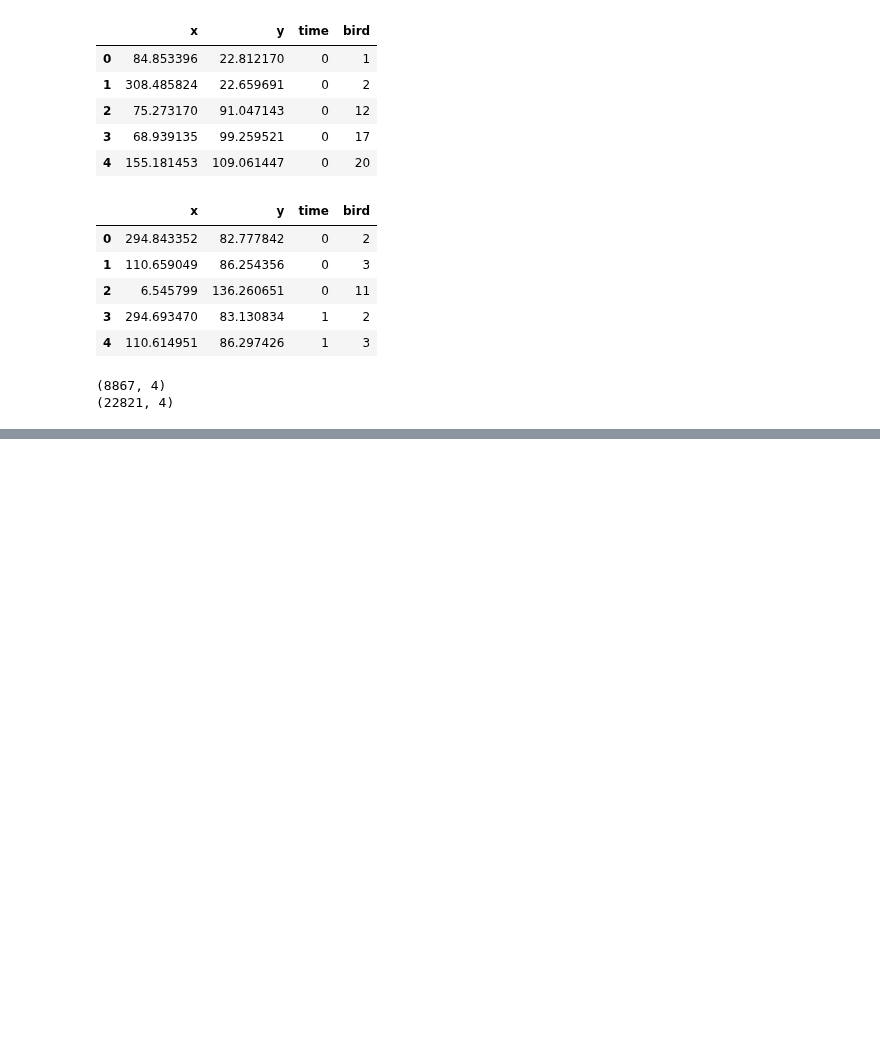
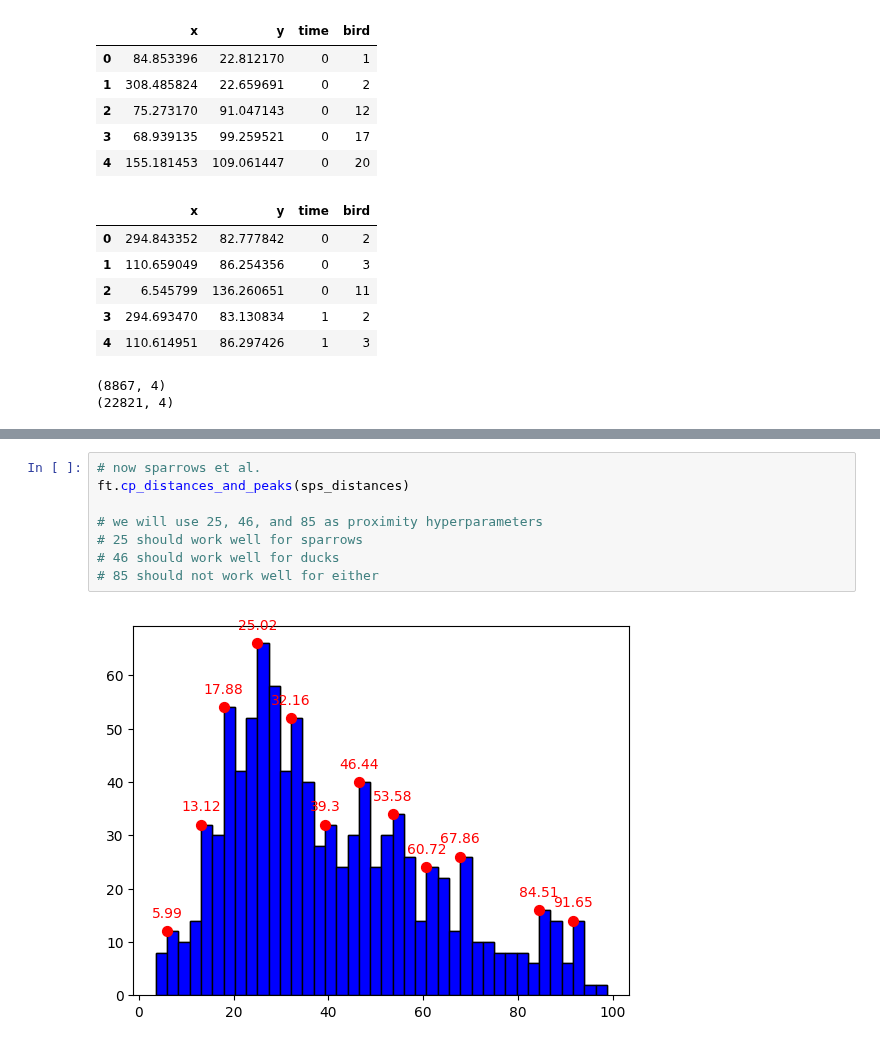
Before and after one commit to BasisResearch/collab-creatures, a Jupyter notebook: docs/central_park_birds.ipynb, the cells around one changed output, grey strips where cells are left out. Saved outputs shown, nothing was run; the diff lists cells and outputs as text; blank space fills up the shorter version.

```diff
--- a/docs/central_park_birds.ipynb
+++ b/docs/central_park_birds.ipynb
@@ -290,0 +108,10 @@ ducks_obj.birdsDF[ducks_obj.birdsDF['bird'] == 1]
+# %%
+# now sparrows et al.
+ft.cp_distances_and_peaks(sps_distances)
+
+# we will use 25, 46, and 85 as proximity hyperparameters
+# 25 should work well for sparrows
+# 46 should work well for ducks
+# 85 should not work well for either
+# %% [output]
+[figure, added]
```
Also changed, not shown: parts of 27 cells of this notebook, 4 other files.
